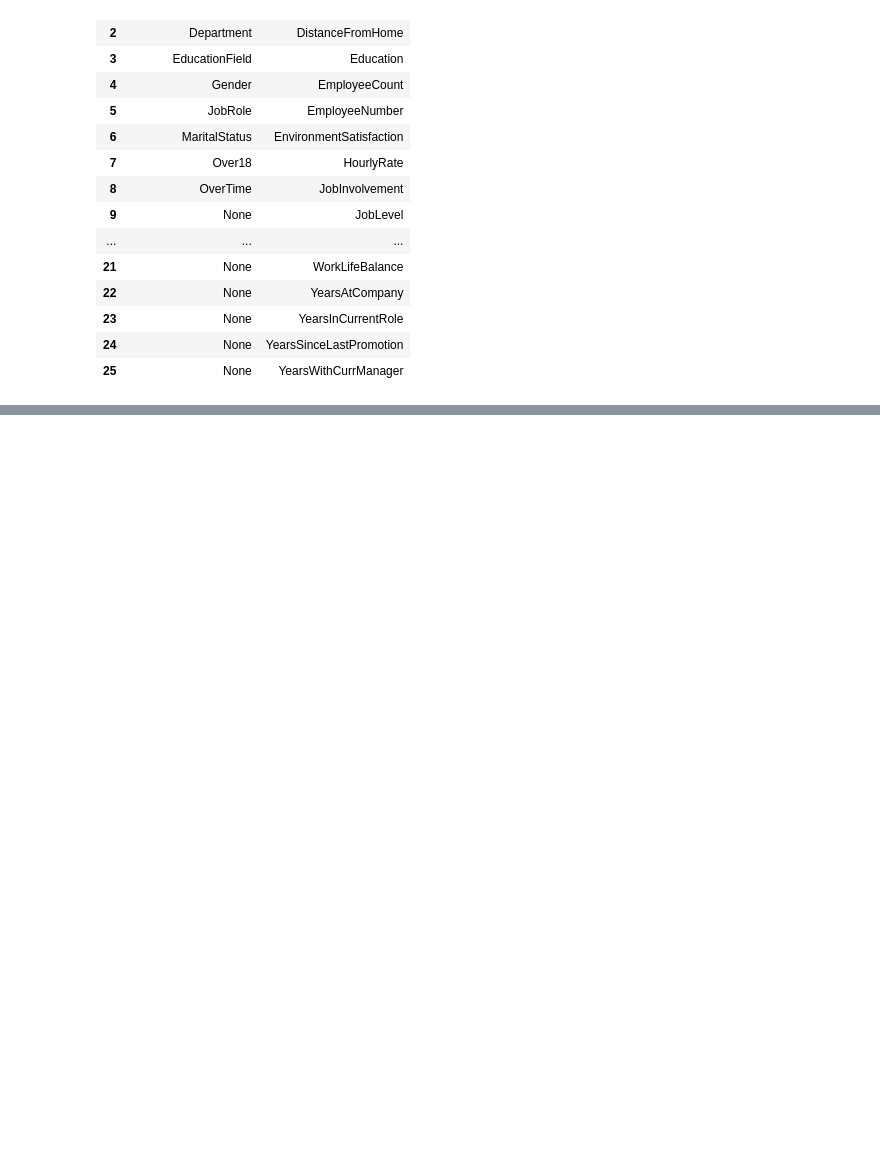
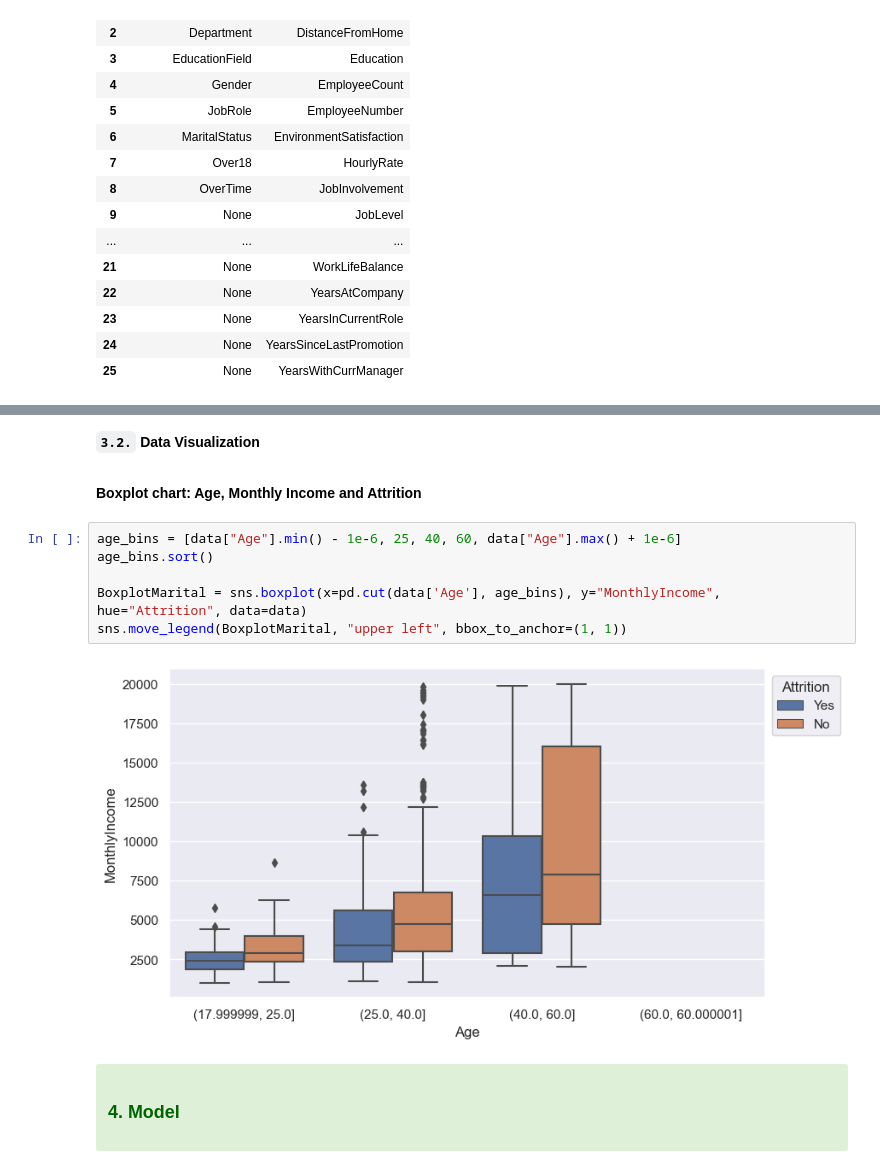
Before and after one commit to beatrizamado/HR-Analysis, a Jupyter notebook: code.ipynb, the cells around one changed output, grey strips where cells are left out. Cells and saved outputs as stored; diff of their text form; blank space fills up the shorter version.

```diff
--- a/code.ipynb
+++ b/code.ipynb
@@ -265,0 +557,22 @@ In summary:
+# %% [markdown]
+**__`3.2.`__ Data Visualization**
+
+<a id='vis'></a>
+# %% [markdown]
+**Boxplot chart: Age, Monthly Income and Attrition**
+# %%
+age_bins = [data["Age"].min() - 1e-6, 25, 40, 60, data["Age"].max() + 1e-6]
+age_bins.sort()
+
+BoxplotMarital = sns.boxplot(x=pd.cut(data['Age'], age_bins), y="MonthlyIncome", hue="Attrition", data=data)
+sns.move_legend(BoxplotMarital, "upper left", bbox_to_anchor=(1, 1))
+# %% [output]
+[figure, added]
+# %% [markdown]
+
+<div class="alert alert-block alert-success">
+<a id='scrub'>
+<font color = '#006400'>
+
+### 4. Model </model>
+</a>
```
Also changed, not shown: parts of 45 cells of this notebook.
